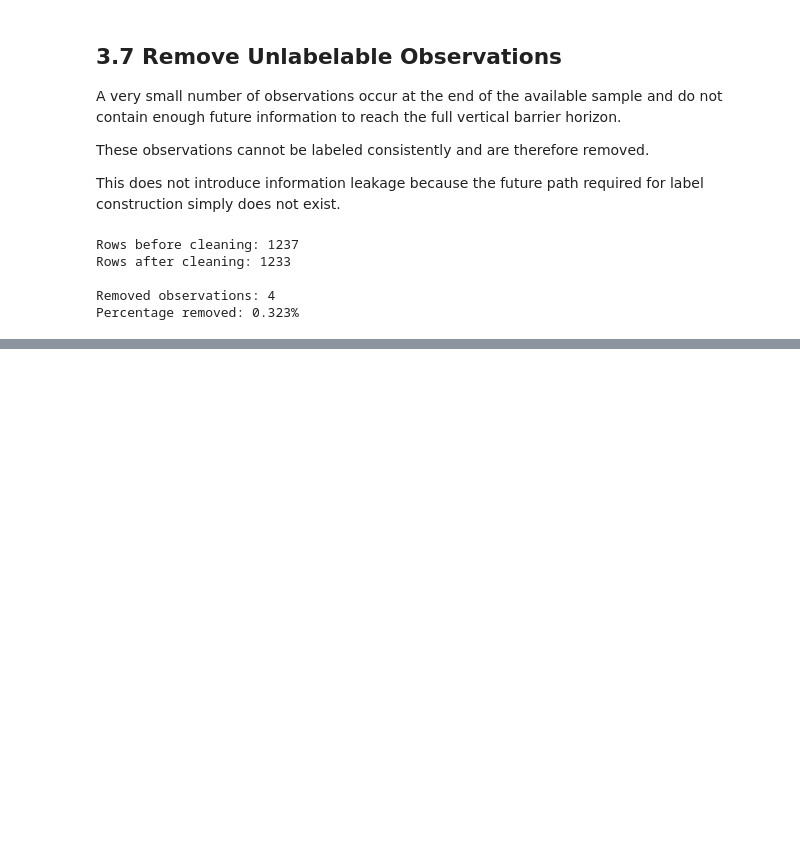
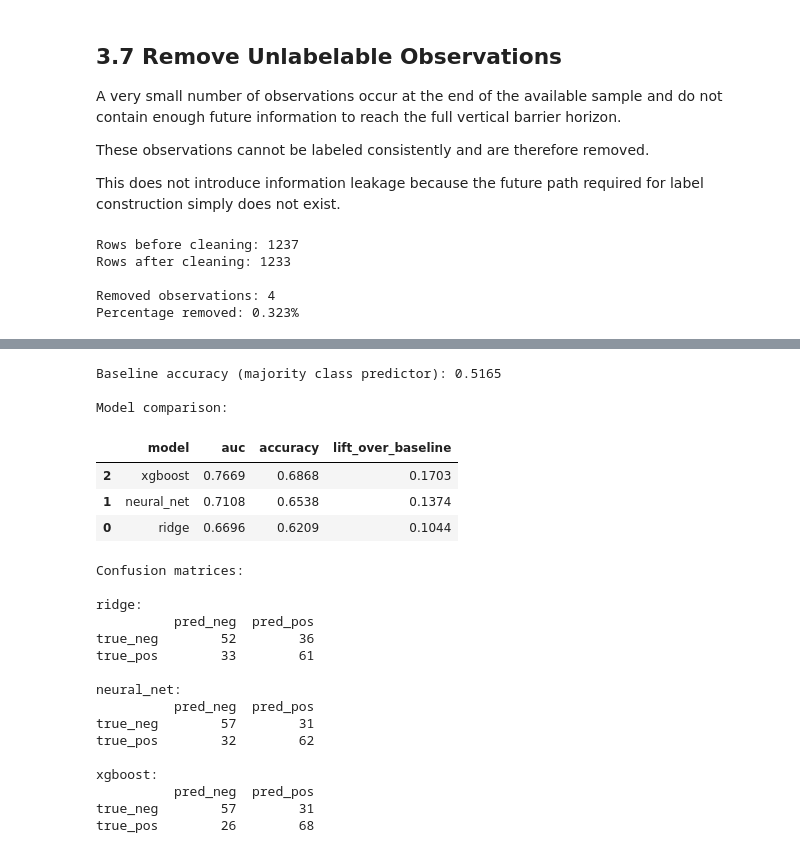
Before and after one commit to garancedvn/Systematic-Trading, a Jupyter notebook: coursework.ipynb, the cells around one changed output, grey strips where cells are left out. Saved outputs shown, nothing was run; the diff lists cells and outputs as text; code cells hidden in the pictures; blank space fills up the shorter version.

```diff
--- a/coursework.ipynb
+++ b/coursework.ipynb
@@ -5114,0 +5433,55 @@ Percentages by instrument:
+# %%
+# ============================================================
+# Phase 4.4 — Model Comparison Summary
+# ============================================================
+
+baseline_accuracy = max(y_test.mean(), 1 - y_test.mean())
+print(f"Baseline accuracy (majority class predictor): {baseline_accuracy:.4f}")
+
+summary_rows = []
+for name, res in models_results.items():
+    summary_rows.append({
+        "model": name,
+        "auc": round(res["auc"], 4),
+        "accuracy": round(res["accuracy"], 4),
+        "lift_over_baseline": round(res["accuracy"] - baseline_accuracy, 4),
+    })
+
+summary_df = pd.DataFrame(summary_rows).sort_values("auc", ascending=False)
+print("\nModel comparison:")
+display(summary_df)
+
+# Confusion matrices
+print("\nConfusion matrices:")
+for name, res in models_results.items():
+    cm = confusion_matrix(y_test, res["y_pred"])
+    print(f"\n{name}:")
+    print(pd.DataFrame(
+        cm,
+        index=["true_neg", "true_pos"],
+        columns=["pred_neg", "pred_pos"],
+    ))
+# %% [output]
+Baseline accuracy (majority class predictor): 0.5165
+
+Model comparison:
+|  | model | auc | accuracy | lift_over_baseline |
+| 2 | xgboost | 0.7669 | 0.6868 | 0.1703 |
+| 1 | neural_net | 0.7108 | 0.6538 | 0.1374 |
+| 0 | ridge | 0.6696 | 0.6209 | 0.1044 |
+Confusion matrices:
+
+ridge:
+          pred_neg  pred_pos
+true_neg        52        36
+true_pos        33        61
+
+neural_net:
+          pred_neg  pred_pos
+true_neg        57        31
+true_pos        32        62
+
+xgboost:
+          pred_neg  pred_pos
+true_neg        57        31
+true_pos        26        68
```
Also changed, not shown: parts of 15 cells of this notebook.
